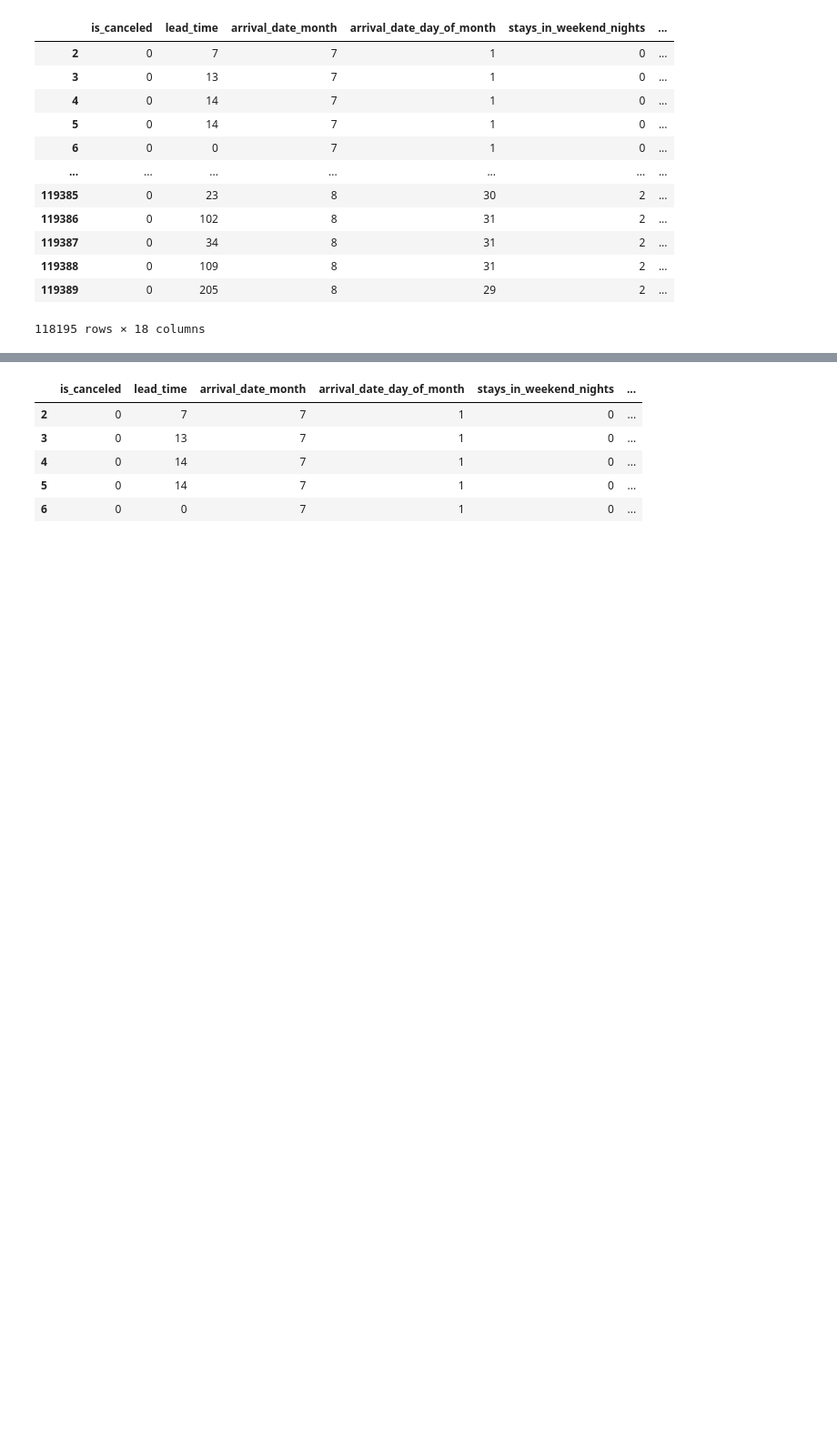
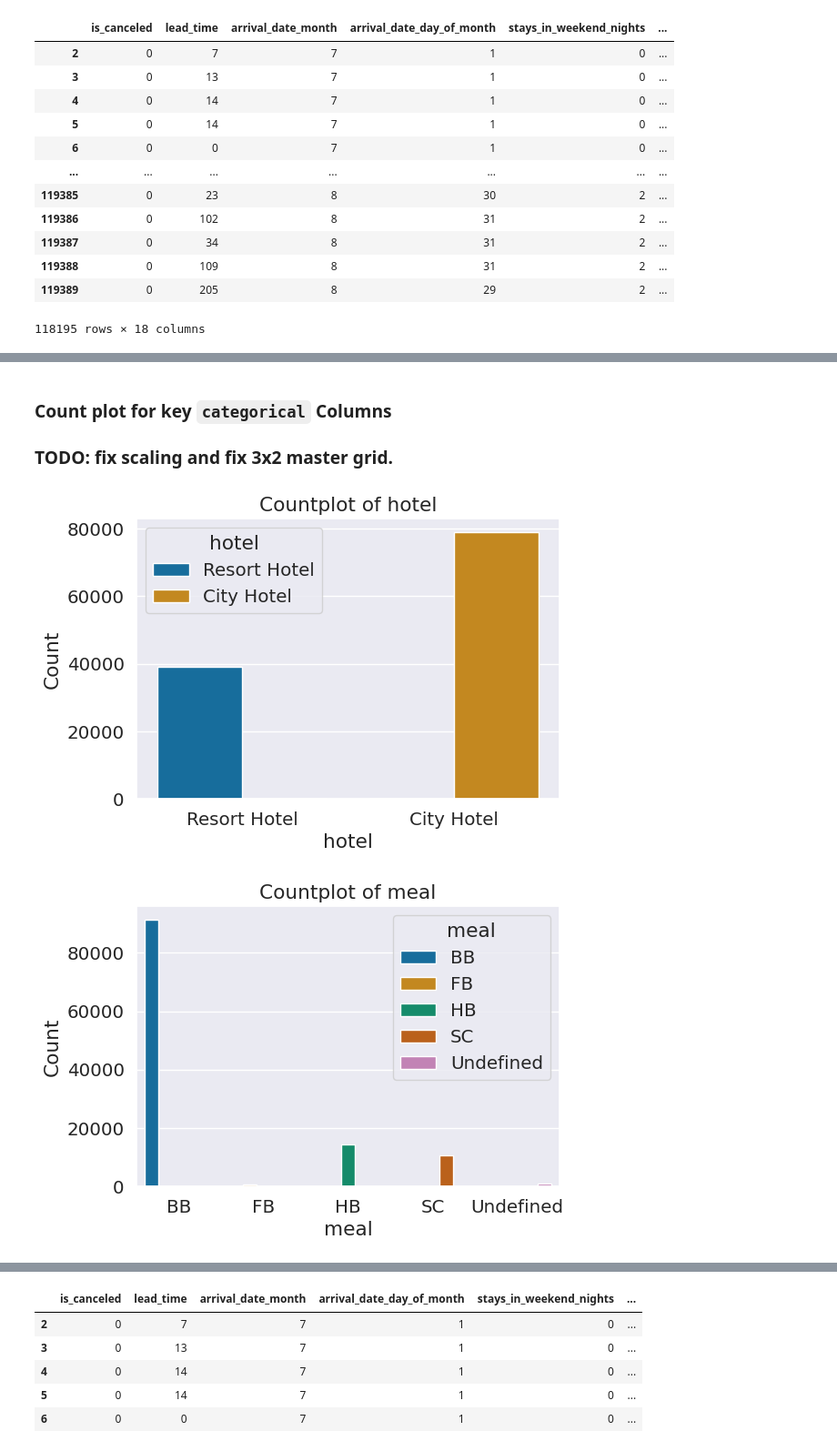
Before and after one commit to ursumarius/booking-cancellations-ML-intro, a Jupyter notebook: modeling/hotel-booking-eda-intro-to-ml.ipynb, the cells around one changed output, grey strips where cells are left out. Shown at 91% size. Saved outputs shown, nothing was run; the diff lists cells and outputs as text; code cells hidden in the pictures; blank space fills up the shorter version.

Commit message:
fnc: grid simplify runs faster, document, format,

```diff
--- a/modeling/hotel-booking-eda-intro-to-ml.ipynb
+++ b/modeling/hotel-booking-eda-intro-to-ml.ipynb
@@ -570,12 +468,3 @@ hotel_eng_ny_num
 | 119388 | 0 | 109 | 8 | 31 | 2 | ... |
 | 119389 | 0 | 205 | 8 | 29 | 2 | ... |
 118195 rows × 18 columns
-# %%
-#make and visualize the countplots
-countplots = []
-for column in hotel_eng_ny_cat.columns:
-    plt.figure()  # Create a new figure for each countplot
-    countplots.append(sns.countplot(data=hotel_eng_ny_cat, x=column))
-
-# Show all countplots
-plt.show()
@@ -590,0 +471,29 @@ plt.show()
+# %% [markdown]
+### Count plot for key `categorical` Columns
+
+### TODO: fix scaling and fix 3x2 master grid.
+# %%
+# Make and visualize the countplots
+countplots = []
+plots = ["hotel", "meal", "market_segment", "reserved_room_type", "deposit_type", "customer_type"]
+
+sns.set(font_scale=1.3)
+
+# Iterate over each column in the DataFrame
+for column in plots:
+    # Create a new figure and axes for each plot
+    fig, ax = plt.subplots(figsize=(6, 4))
+
+    # Plot the countplot for the current column
+    sns.countplot(data=hotel_eng_ny_cat, x=column, ax=ax, palette="colorblind", hue = column)
+
+    # Set the title and labels for the plot
+    ax.set_title(f"Countplot of {column}")
+    ax.set_xlabel(column)
+    ax.set_ylabel("Count")
+
+    # Show the plot
+    plt.show()
+# %% [output]
+[figure, added]
+[figure, added]
```
Also changed, not shown: parts of 143 cells of this notebook.
